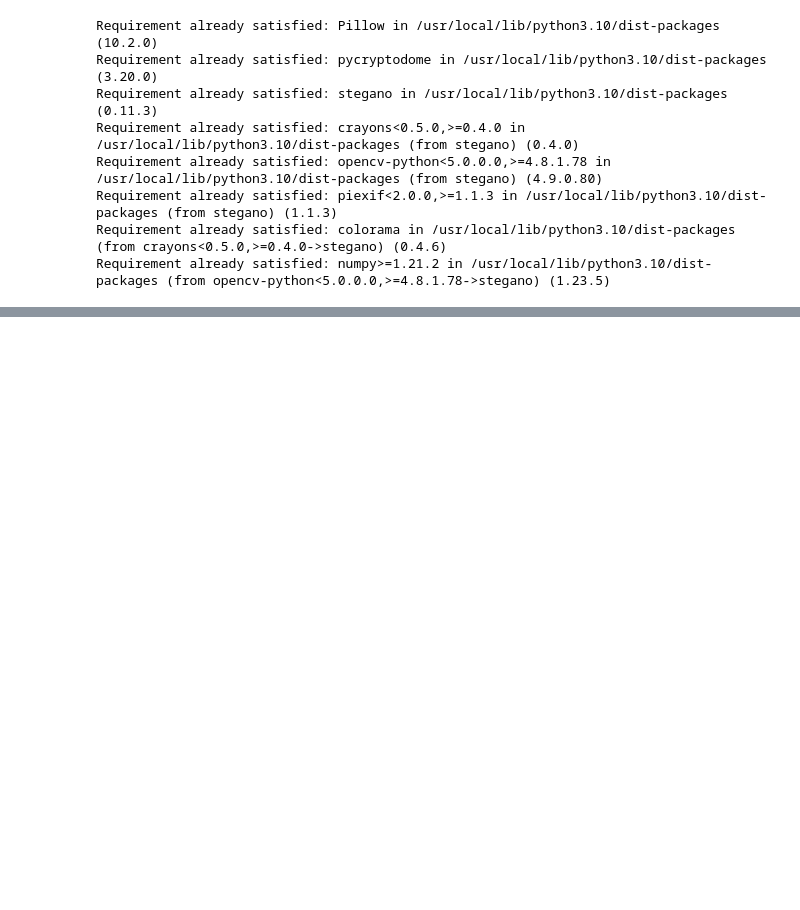
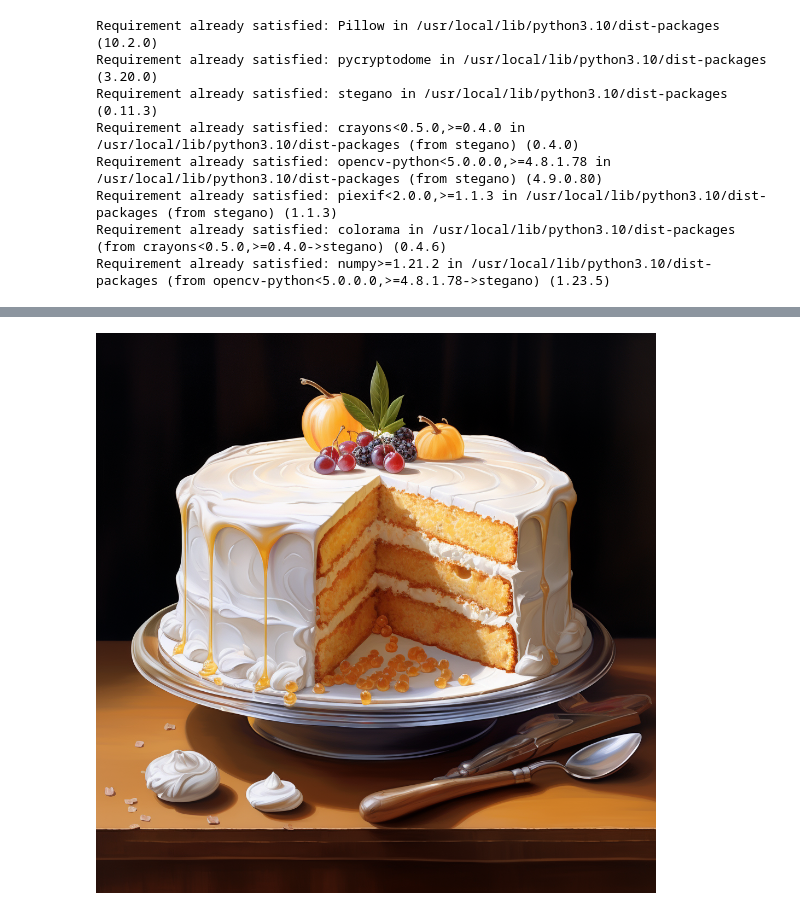
Before and after one commit to ewdlop/EncryptionProgramming, a Jupyter notebook: SecretMessage.ipynb, the cells around one changed output, grey strips where cells are left out. Saved outputs shown, nothing was run; the diff lists cells and outputs as text; code cells hidden in the pictures; blank space fills up the shorter version.

```diff
--- a/SecretMessage.ipynb
+++ b/SecretMessage.ipynb
@@ -60,0 +90,7 @@ FileNotFoundError: [Errno 2] No such file or directory: 'path/to/image.jpg'
+# %%
+from IPython.display import Image, display
+
+# Display the image
+display(Image(filename='secret_image.png'))
+# %% [output]
+[figure, added]
```
Also changed, not shown: parts of 6 cells of this notebook.
